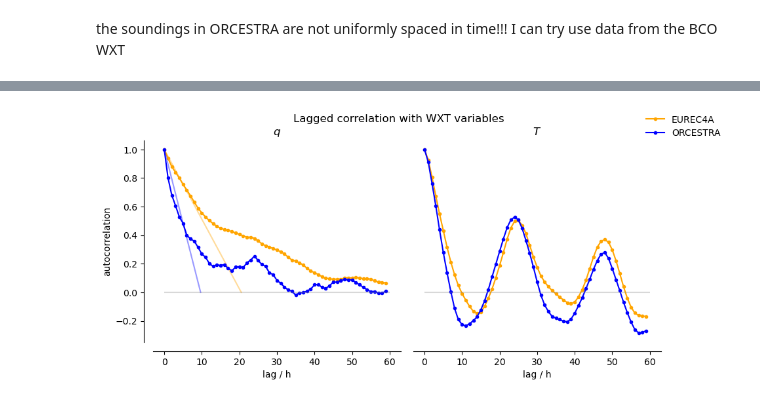
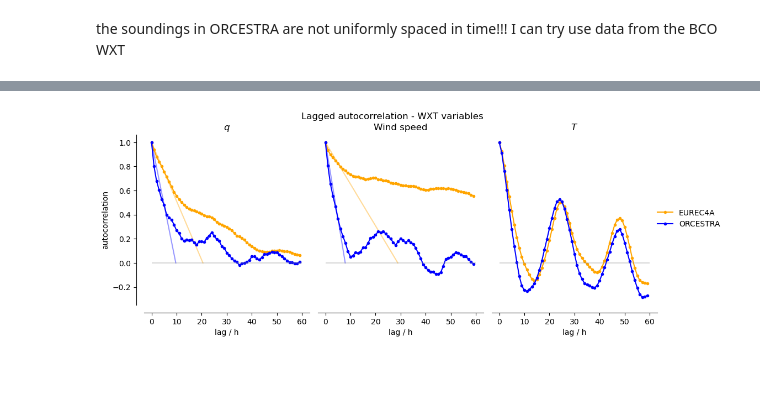
Before and after one commit to meteorologopazzo/BCO_observational, a Jupyter notebook: compute_autocorr_soundings.ipynb, the cells around one changed output, grey strips where cells are left out. Drawn from its saved outputs; the diff is of its cells as text; code cells hidden in the pictures; blank space fills up the shorter version.

```diff
--- a/compute_autocorr_soundings.ipynb
+++ b/compute_autocorr_soundings.ipynb
@@ -203,6 +203,7 @@ the soundings in ORCESTRA are not uniformly spaced in time!!! I can try use data
 cat = intake.open_catalog("https://tcodata.mpimet.mpg.de/catalog.yaml")
 wxt = cat.BCO.wxt.to_dask()
 # %%
+vel  = wxt['VEL']
 temp = wxt['T'] + 273.15  ## deg K
 rh   = wxt['RH']/100.     ## values betwen 0 and 1
 
@@ -215,10 +216,11 @@ from functions_collector import mr_from_rh
 q = mr_from_rh(temp, sfc_pressure, rh)
 
 
-temp, rh, q = xr.align(temp, rh, q, join="inner")
+temp, rh, q, vel = xr.align(temp, rh, q, vel, join="inner")
 
-valid_mask = temp.notnull() & rh.notnull() & q.notnull()
+valid_mask = temp.notnull() & rh.notnull() & q.notnull() & vel.notnull()
 
+vel  =  xr.where(valid_mask,  vel , np.nan)
 temp =  xr.where(valid_mask, temp , np.nan)
 rh   =  xr.where(valid_mask, rh , np.nan)
 q    =  xr.where(valid_mask,  q,   np.nan)
@@ -270,19 +280,25 @@ temp_or = temp.sel(time=time_or).resample(time="1h").mean().compute()
 
 q_eu = q.sel(time=time_eu).resample(time="1h").mean().compute()
 q_or = q.sel(time=time_or).resample(time="1h").mean().compute()
+
+u_eu = vel.sel(time=time_eu).resample(time="1h").mean().compute()
+u_or = vel.sel(time=time_or).resample(time="1h").mean().compute()
 # %%
 # ds is an xarray.Dataset or DataArray
+acf_thEu = esmtools.stats.autocorr(temp_eu, dim='time', nlags=60)
+acf_thOr = esmtools.stats.autocorr(temp_or, dim='time', nlags=60)
+
 acf_qEu = esmtools.stats.autocorr(q_eu, dim='time', nlags=60)
 acf_qOr = esmtools.stats.autocorr(q_or, dim='time', nlags=60)
 
-acf_thEu = esmtools.stats.autocorr(temp_eu, dim='time', nlags=60)
-acf_thOr = esmtools.stats.autocorr(temp_or, dim='time', nlags=60)
+acf_UEu = esmtools.stats.autocorr(u_eu, dim='time', nlags=60)
+acf_UOr = esmtools.stats.autocorr(u_or, dim='time', nlags=60)
 # %%
-fig, (ax1, ax2) = plt.subplots(
-    1, 2, figsize=(10, 4), sharex=True, sharey=True,
+fig, (ax1, ax2, ax3) = plt.subplots(
+    1, 3, figsize=(12, 4), sharex=True, sharey=True,
     gridspec_kw={"wspace": 0.05}
 )
-fig.suptitle("Lagged correlation with WXT variables")
+fig.suptitle("Lagged autocorrelation - WXT variables")
 
 # Left panel: q
 acf_qEu.plot(ax=ax1, color="orange", marker=".")
@@ -309,41 +325,68 @@ for spine in ["top", "right"]:
 
 
 
-# Right panel: theta
-acf_thEu.plot(ax=ax2, color="orange", marker=".")
-acf_thOr.plot(ax=ax2, color="blue", marker=".")
+# centre panel: U
+acf_UEu.plot(ax=ax2, color="orange", marker=".")
+m = (1 - acf_UEu.values[5]) / (-5)
+x = np.linspace(0,-1/m, 10)
+ax2.plot(x, m*x+1, color="orange", alpha=0.4)
 
+acf_UOr.plot(ax=ax2, color="blue", marker=".")
+m = (1 - acf_UOr.values[5]) / (-5)
+x = np.linspace(0,-1/m, 10)
+ax2.plot(x, m*x+1, color="blue", alpha=0.4)
 
-
-ax2.set_title(r"$T$")
+ax2.set_title(r"Wind speed")
 ax2.set_xlabel("lag / h")
 
 ax2.spines["bottom"].set_position(("outward", 10))
 ax2.spines["left"].set_visible(False)
 ax2.spines["right"].set_visible(False)
 ax2.spines["top"].set_visible(False)
 
 # Hide the y-axis completely
 ax2.yaxis.set_visible(False)
 
-for x in (ax1, ax2):
+
+
+# right panel: theta
+acf_thEu.plot(ax=ax3, color="orange", marker=".")
+acf_thOr.plot(ax=ax3, color="blue", marker=".")
+
+ax3.set_title(r"$T$")
+ax3.set_xlabel("lag / h")
+
+ax3.spines["bottom"].set_position(("outward", 10))
+ax3.spines["left"].set_visible(False)
+ax3.spines["right"].set_visible(False)
+ax3.spines["top"].set_visible(False)
+
+# Hide the y-axis completely
+ax3.yaxis.set_visible(False)
+
+
+
+
+for x in (ax1, ax2, ax3):
     x.hlines(0, xmin=0, xmax=60, color="grey", alpha=0.3)
+
 
 
 from matplotlib.lines import Line2D
 
 legend_handles = [
     Line2D([0], [0], color="orange", marker=".", linestyle="-", label="EUREC4A"),
     Line2D([0], [0], color="blue", marker=".", linestyle="-", label="ORCESTRA"),
 ]
 
 fig.legend(
     handles=legend_handles,
-    loc="upper right",      # or "upper center"
+    loc="center right",      # or "upper center"
+    bbox_to_anchor=(1.005, 0.5),
     frameon=False,
 )
 
 
 plt.show()
 # %% [output]
-[figure, old version]
+[figure, new version]
```
Also changed, not shown: parts of 1 cell of this notebook, 4 other files.
